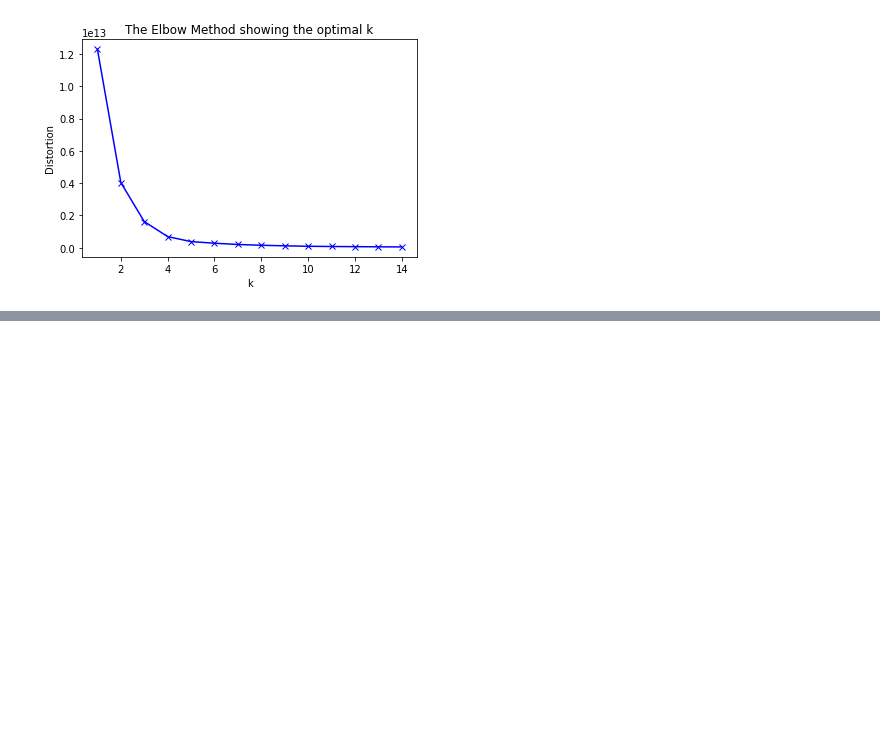
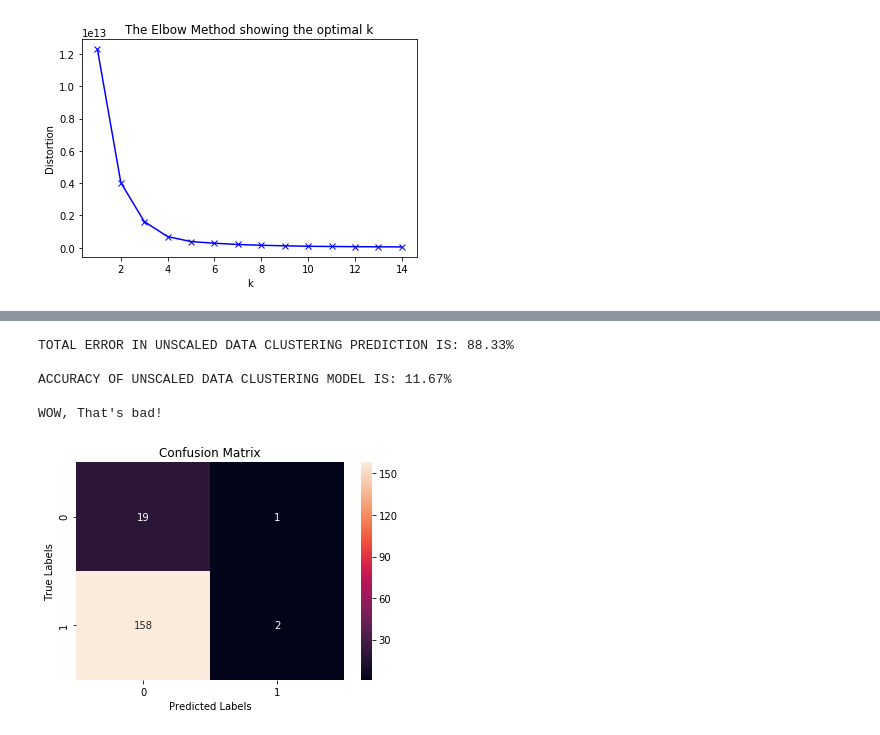
Before and after one commit to fchikwekwe/IntroToMachineLearning, a Jupyter notebook: EconomicFreedomProject.ipynb, the cells around one changed output, grey strips where cells are left out. Cells and saved outputs as stored; diff of their text form; code cells hidden in the pictures; blank space fills up the shorter version.

Commit message:
😬 unsuccessfully trying some clustering

```diff
--- a/EconomicFreedomProject.ipynb
+++ b/EconomicFreedomProject.ipynb
@@ -631,0 +669,3 @@ ValueError: Incorrect number of features. Got 6 features, expected 30
+# %%
+targets_true = np.array([int(item) for item in pred_2019]) # map to be same values as results
+targets_true
@@ -631,0 +694,27 @@ ValueError: Incorrect number of features. Got 6 features, expected 30
+# %%
+error_counter = 0
+for index, item in enumerate(targets_pred):
+    if int(item) != targets_true[index]:
+        error_counter += 1
+
+total_error = 100 * error_counter / len(targets_pred)
+
+# this is kash's terrible hacky way of showing correct accuracy vs error
+# if total_error > 50:
+#     total_error = 100 - total_error
+
+total_error = 100 * error_counter / len(targets_pred)
+print("\nTOTAL ERROR IN UNSCALED DATA CLUSTERING PREDICTION IS: {:.2f}%".format(total_error))
+print("\nACCURACY OF UNSCALED DATA CLUSTERING MODEL IS: {:.2f}%\n".format(100 - total_error))
+print("WOW, That's bad!")
+# %% [output]
+TOTAL ERROR IN UNSCALED DATA CLUSTERING PREDICTION IS: 88.33%
+
+ACCURACY OF UNSCALED DATA CLUSTERING MODEL IS: 11.67%
+
+WOW, That's bad!
+# %%
+cmat_obj = metrics.confusion_matrix(targets_true, targets_pred)
+cmat_(cmat_obj)
+# %% [output]
+[figure, added]
```
Also changed, not shown: parts of 7 cells of this notebook.
